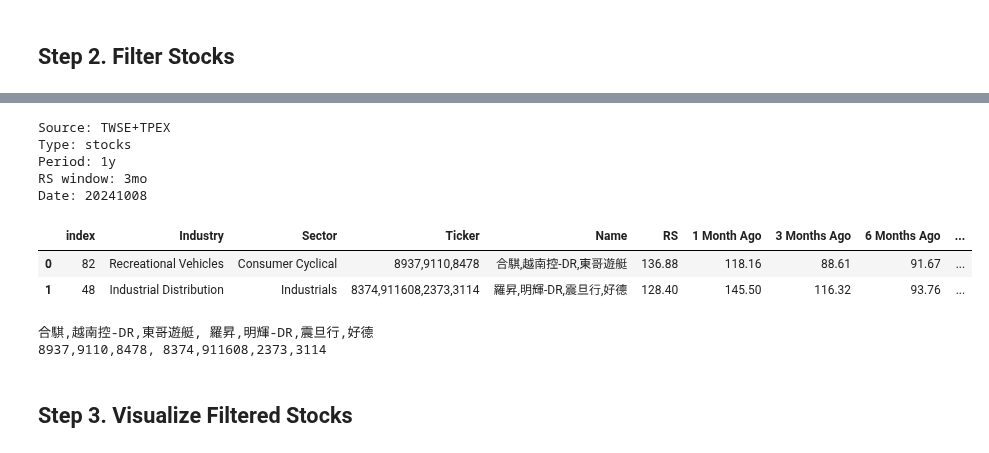
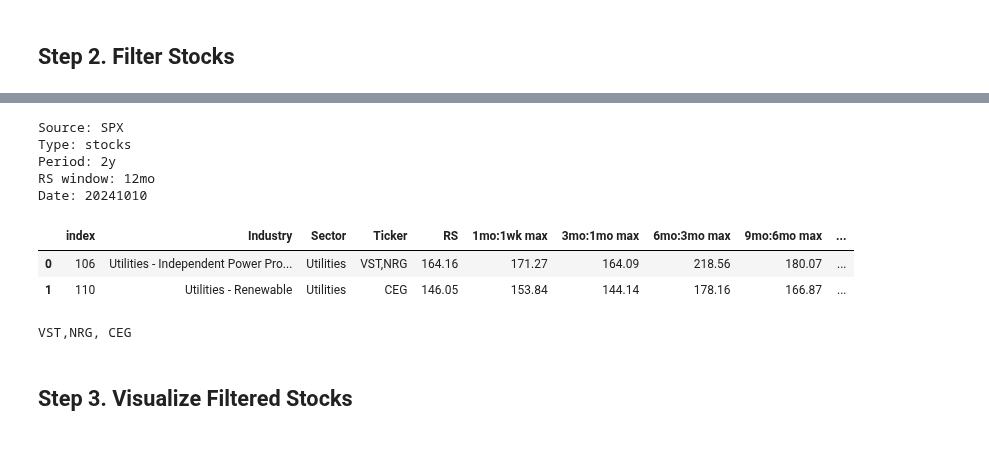
Before and after one commit to yorkjong/stock-reports, a Jupyter notebook: notebooks/ibd_reports.ipynb, the cells around one changed output, grey strips where cells are left out. Saved outputs shown, nothing was run; the diff lists cells and outputs as text; code cells hidden in the pictures.

```diff
--- a/notebooks/ibd_reports.ipynb
+++ b/notebooks/ibd_reports.ipynb
@@ -520,10 +520,12 @@ update_dropdowns()
 # %%
 # @title Step 1.2 Load and Preview the Files
 print(f'{selected_file}:')
-df_rs = github.download_csv(selected_file)
+with requests_cache.disabled():
+    df_rs = github.download_csv(selected_file)
 display(df_rs)
 
-df_fin, fn_fin = fin_download_latest_csv(metadata['Source'])
+with requests_cache.disabled():
+    df_fin, fn_fin = fin_download_latest_csv(metadata['Source'])
 print(f'\n{fn_fin}:')
 columns_to_keep = ['Ticker', 'EPS RS', 'TTM EPS', 'Rev RS', 'TTM RPS', 'TTM PE',
                    'Rating (EPS RS)', 'Rating (Rev RS)']
@@ -688,44 +701,44 @@ num_items = 2 # @param [1, 2, 3, 4, 5] {"type":"raw"}
 
 NUM_CONDS = 2
 
 from vistock.ranking_utils import append_ratings, groupby_industry
 
 print_metadata(metadata)
 stock_df = df_merge.copy()
 
 # Filter out rows with NaN in the 'Ticker' column
 #stock_df = stock_df[stock_df['Ticker'].notna()]
 
 rs_columns = ['RS',
-              '1 Month Ago', '3 Months Ago', '6 Months Ago']
+              '1mo:1wk max', '3mo:1mo max', '6mo:3mo max', '9mo:6mo max']
 if 'Name' in stock_df.columns:
     columns = ['Sector', 'Ticker', 'Name'] + rs_columns
 else:
     columns = ['Sector', 'Ticker'] + rs_columns
 df = groupby_industry(stock_df, columns, key='RS')
 
 df = df.sort_values(by='RS', ascending=False).reset_index()
-rating_columns = ['Rating (RS)', 'Rating (1M)', 'Rating (3M)', 'Rating (6M)']
+rating_columns = ['Rating (RS)', 'Rating (1M:1W)', 'Rating (3M:1M)',
+                  'Rating (6M:3M)', 'Rating (9M:6M)']
 df = append_ratings(df, rs_columns, rating_columns)
 
 cond = eval('+'.join([f"cond{i}" for i in range(NUM_CONDS)]))
 df = df[eval(cond)]
 df_top_f4 = df.head(num_items)
 display(df_top_f4)
 
 print_column(df_top_f4, 'Name')
 print_column(df_top_f4, 'Ticker')
 # %% [output]
-Source: TWSE+TPEX
+Source: SPX
 Type: stocks
-Period: 1y
-RS window: 3mo
-Date: 20241008
+Period: 2y
+RS window: 12mo
+Date: 20241010
-|  | index | Industry | Sector | Ticker | Name | RS | 1 Month Ago | 3 Months Ago | 6 Months Ago | ... |
-| 0 | 82 | Recreational Vehicles | Consumer Cyclical | 8937,9110,8478 | 合騏,越南控-DR,東哥遊艇 | 136.88 | 118.16 | 88.61 | 91.67 | ... |
-| 1 | 48 | Industrial Distribution | Industrials | 8374,911608,2373,3114 | 羅昇,明輝-DR,震旦行,好德 | 128.40 | 145.50 | 116.32 | 93.76 | ... |
+|  | index | Industry | Sector | Ticker | RS | 1mo:1wk max | 3mo:1mo max | 6mo:3mo max | 9mo:6mo max | ... |
+| 0 | 106 | Utilities - Independent Power Pro... | Utilities | VST,NRG | 164.16 | 171.27 | 164.09 | 218.56 | 180.07 | ... |
+| 1 | 110 | Utilities - Renewable | Utilities | CEG | 146.05 | 153.84 | 144.14 | 178.16 | 166.87 | ... |
-合騏,越南控-DR,東哥遊艇, 羅昇,明輝-DR,震旦行,好德
-8937,9110,8478, 8374,911608,2373,3114
+VST,NRG, CEG
 # %% [markdown]
 ## Step 3. Visualize Filtered Stocks
 # %%
```
Also changed, not shown: parts of 4 cells of this notebook.
